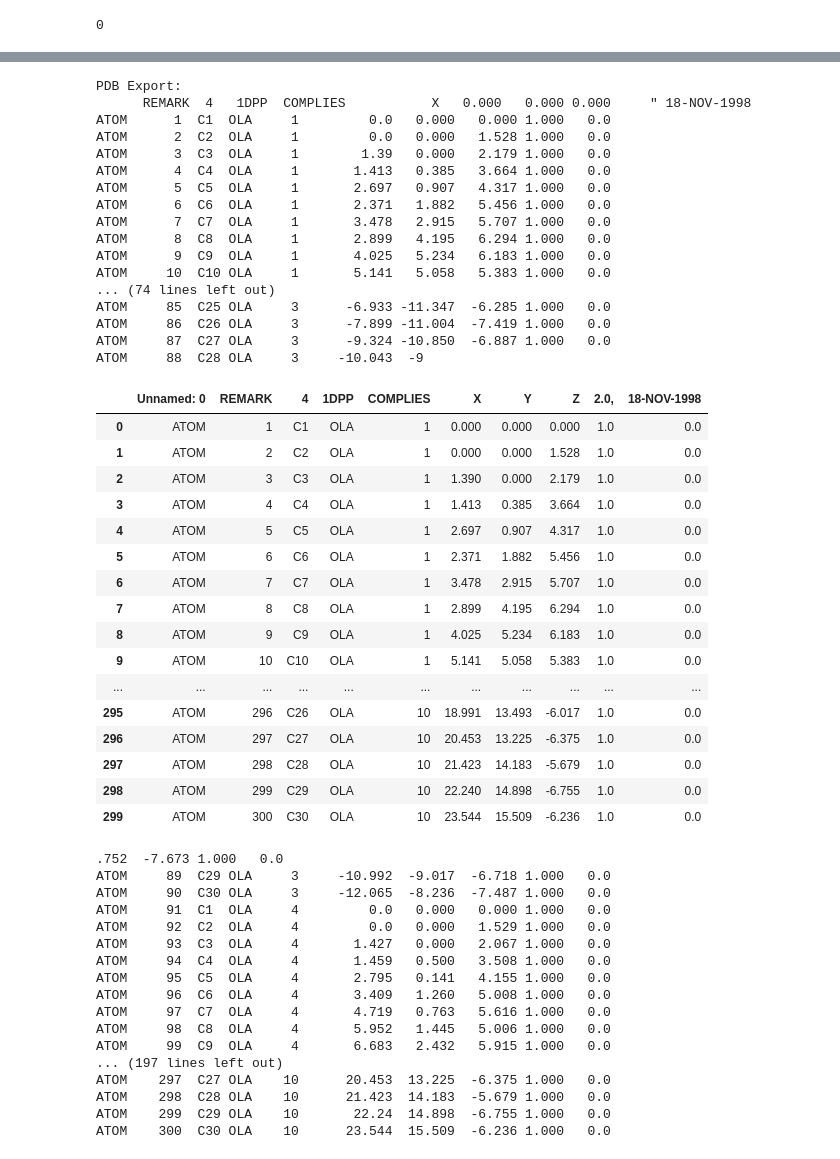
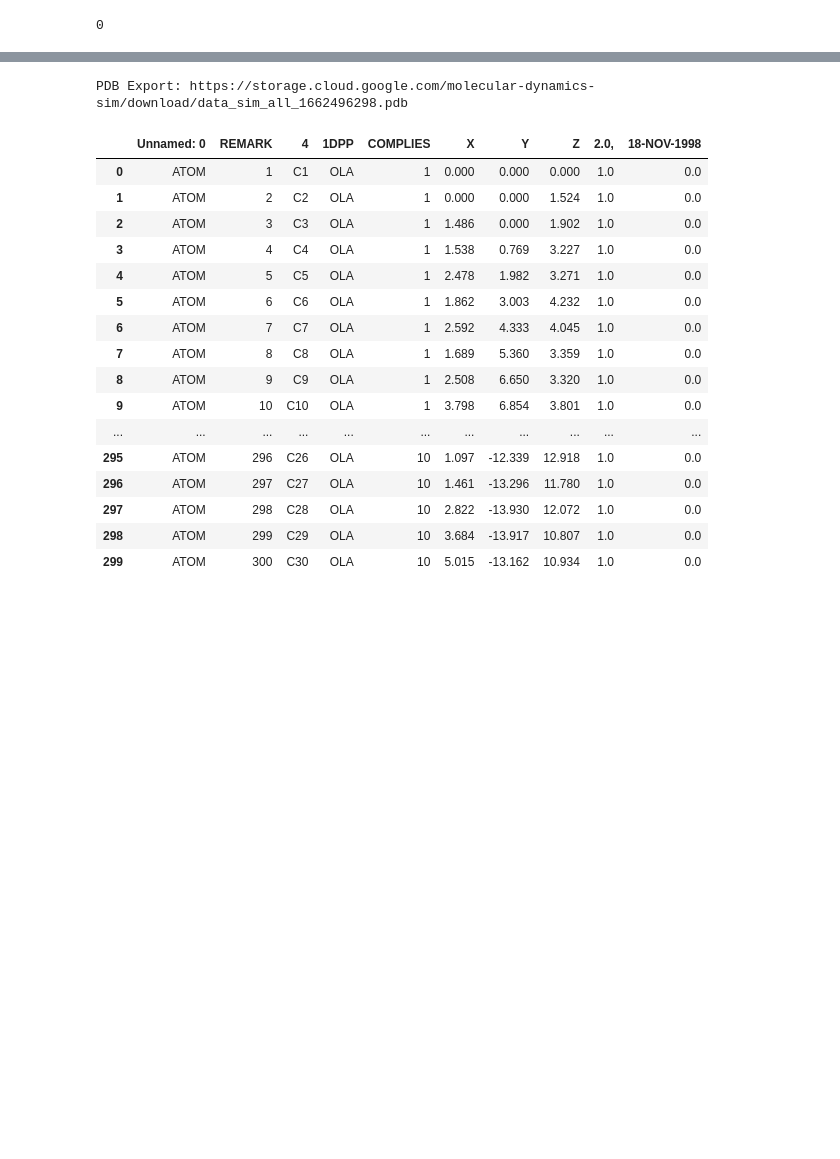
Before and after one commit to fengchenLBL/protein-dynamics-sim, a Jupyter notebook: webapp.ipynb, the cells around one changed output, grey strips where cells are left out. Saved outputs shown, nothing was run; the diff lists cells and outputs as text; code cells hidden in the pictures; blank space fills up the shorter version.

Commit message:
download url

```diff
--- a/webapp.ipynb
+++ b/webapp.ipynb
@@ -422,59 +423,28 @@ view._display_image()
 # %%
 if pdb_export:
-    print("PDB Export:")
+    timestamp = int( time.time() )
+    os.system('gsutil cp data_sim_all.pdb gs://molecular-dynamics-sim/download/data_sim_all_{}.pdb'.format(timestamp))
+    print("PDB Export: https://storage.cloud.google.com/molecular-dynamics-sim/download/data_sim_all_{}.pdb".format(timestamp))
     pdb_df = pd.read_csv('data_sim_all.csv')
     pd.set_option('display.max_rows', pdb_df.shape[0]+1)
-    os.system('cat data_sim_all.pdb')
+    #os.system('cat data_sim_all.pdb')
     display(pdb_df)
 # %% [output]
-PDB Export:
-      REMARK  4   1DPP  COMPLIES           X   0.000   0.000 0.000     " 18-NOV-1998
-ATOM      1  C1  OLA     1         0.0   0.000   0.000 1.000   0.0
-ATOM      2  C2  OLA     1         0.0   0.000   1.528 1.000   0.0
-ATOM      3  C3  OLA     1        1.39   0.000   2.179 1.000   0.0
-ATOM      4  C4  OLA     1       1.413   0.385   3.664 1.000   0.0
-ATOM      5  C5  OLA     1       2.697   0.907   4.317 1.000   0.0
-ATOM      6  C6  OLA     1       2.371   1.882   5.456 1.000   0.0
-ATOM      7  C7  OLA     1       3.478   2.915   5.707 1.000   0.0
-ATOM      8  C8  OLA     1       2.899   4.195   6.294 1.000   0.0
-ATOM      9  C9  OLA     1       4.025   5.234   6.183 1.000   0.0
-ATOM     10  C10 OLA     1       5.141   5.058   5.383 1.000   0.0
-... (74 lines left out)
-ATOM     85  C25 OLA     3      -6.933 -11.347  -6.285 1.000   0.0
-ATOM     86  C26 OLA     3      -7.899 -11.004  -7.419 1.000   0.0
-ATOM     87  C27 OLA     3      -9.324 -10.850  -6.887 1.000   0.0
-ATOM     88  C28 OLA     3     -10.043  -9
+PDB Export: https://storage.cloud.google.com/molecular-dynamics-sim/download/data_sim_all_1662496298.pdb
 |  | Unnamed: 0 | REMARK | 4 | 1DPP | COMPLIES | X | Y | Z | 2.0, | 18-NOV-1998 |
 | 0 | ATOM | 1 | C1 | OLA | 1 | 0.000 | 0.000 | 0.000 | 1.0 | 0.0 |
-| 1 | ATOM | 2 | C2 | OLA | 1 | 0.000 | 0.000 | 1.528 | 1.0 | 0.0 |
-| 2 | ATOM | 3 | C3 | OLA | 1 | 1.390 | 0.000 | 2.179 | 1.0 | 0.0 |
-| 3 | ATOM | 4 | C4 | OLA | 1 | 1.413 | 0.385 | 3.664 | 1.0 | 0.0 |
-| 4 | ATOM | 5 | C5 | OLA | 1 | 2.697 | 0.907 | 4.317 | 1.0 | 0.0 |
-| 5 | ATOM | 6 | C6 | OLA | 1 | 2.371 | 1.882 | 5.456 | 1.0 | 0.0 |
-| 6 | ATOM | 7 | C7 | OLA | 1 | 3.478 | 2.915 | 5.707 | 1.0 | 0.0 |
-| 7 | ATOM | 8 | C8 | OLA | 1 | 2.899 | 4.195 | 6.294 | 1.0 | 0.0 |
-| 8 | ATOM | 9 | C9 | OLA | 1 | 4.025 | 5.234 | 6.183 | 1.0 | 0.0 |
-| 9 | ATOM | 10 | C10 | OLA | 1 | 5.141 | 5.058 | 5.383 | 1.0 | 0.0 |
+| 1 | ATOM | 2 | C2 | OLA | 1 | 0.000 | 0.000 | 1.524 | 1.0 | 0.0 |
+| 2 | ATOM | 3 | C3 | OLA | 1 | 1.486 | 0.000 | 1.902 | 1.0 | 0.0 |
+| 3 | ATOM | 4 | C4 | OLA | 1 | 1.538 | 0.769 | 3.227 | 1.0 | 0.0 |
+| 4 | ATOM | 5 | C5 | OLA | 1 | 2.478 | 1.982 | 3.271 | 1.0 | 0.0 |
+| 5 | ATOM | 6 | C6 | OLA | 1 | 1.862 | 3.003 | 4.232 | 1.0 | 0.0 |
+| 6 | ATOM | 7 | C7 | OLA | 1 | 2.592 | 4.333 | 4.045 | 1.0 | 0.0 |
+| 7 | ATOM | 8 | C8 | OLA | 1 | 1.689 | 5.360 | 3.359 | 1.0 | 0.0 |
+| 8 | ATOM | 9 | C9 | OLA | 1 | 2.508 | 6.650 | 3.320 | 1.0 | 0.0 |
+| 9 | ATOM | 10 | C10 | OLA | 1 | 3.798 | 6.854 | 3.801 | 1.0 | 0.0 |
 | ... | ... | ... | ... | ... | ... | ... | ... | ... | ... | ... |
-| 295 | ATOM | 296 | C26 | OLA | 10 | 18.991 | 13.493 | -6.017 | 1.0 | 0.0 |
-| 296 | ATOM | 297 | C27 | OLA | 10 | 20.453 | 13.225 | -6.375 | 1.0 | 0.0 |
-| 297 | ATOM | 298 | C28 | OLA | 10 | 21.423 | 14.183 | -5.679 | 1.0 | 0.0 |
-| 298 | ATOM | 299 | C29 | OLA | 10 | 22.240 | 14.898 | -6.755 | 1.0 | 0.0 |
-| 299 | ATOM | 300 | C30 | OLA | 10 | 23.544 | 15.509 | -6.236 | 1.0 | 0.0 |
+| 295 | ATOM | 296 | C26 | OLA | 10 | 1.097 | -12.339 | 12.918 | 1.0 | 0.0 |
+| 296 | ATOM | 297 | C27 | OLA | 10 | 1.461 | -13.296 | 11.780 | 1.0 | 0.0 |
+| 297 | ATOM | 298 | C28 | OLA | 10 | 2.822 | -13.930 | 12.072 | 1.0 | 0.0 |
+| 298 | ATOM | 299 | C29 | OLA | 10 | 3.684 | -13.917 | 10.807 | 1.0 | 0.0 |
+| 299 | ATOM | 300 | C30 | OLA | 10 | 5.015 | -13.162 | 10.934 | 1.0 | 0.0 |
-.752  -7.673 1.000   0.0
-ATOM     89  C29 OLA     3     -10.992  -9.017  -6.718 1.000   0.0
-ATOM     90  C30 OLA     3     -12.065  -8.236  -7.487 1.000   0.0
-ATOM     91  C1  OLA     4         0.0   0.000   0.000 1.000   0.0
-ATOM     92  C2  OLA     4         0.0   0.000   1.529 1.000   0.0
-ATOM     93  C3  OLA     4       1.427   0.000   2.067 1.000   0.0
-ATOM     94  C4  OLA     4       1.459   0.500   3.508 1.000   0.0
-ATOM     95  C5  OLA     4       2.795   0.141   4.155 1.000   0.0
-ATOM     96  C6  OLA     4       3.409   1.260   5.008 1.000   0.0
-ATOM     97  C7  OLA     4       4.719   0.763   5.616 1.000   0.0
-ATOM     98  C8  OLA     4       5.952   1.445   5.006 1.000   0.0
-ATOM     99  C9  OLA     4       6.683   2.432   5.915 1.000   0.0
-... (197 lines left out)
-ATOM    297  C27 OLA    10      20.453  13.225  -6.375 1.000   0.0
-ATOM    298  C28 OLA    10      21.423  14.183  -5.679 1.000   0.0
-ATOM    299  C29 OLA    10       22.24  14.898  -6.755 1.000   0.0
-ATOM    300  C30 OLA    10      23.544  15.509  -6.236 1.000   0.0
```
Also changed, not shown: parts of 3 cells of this notebook.
